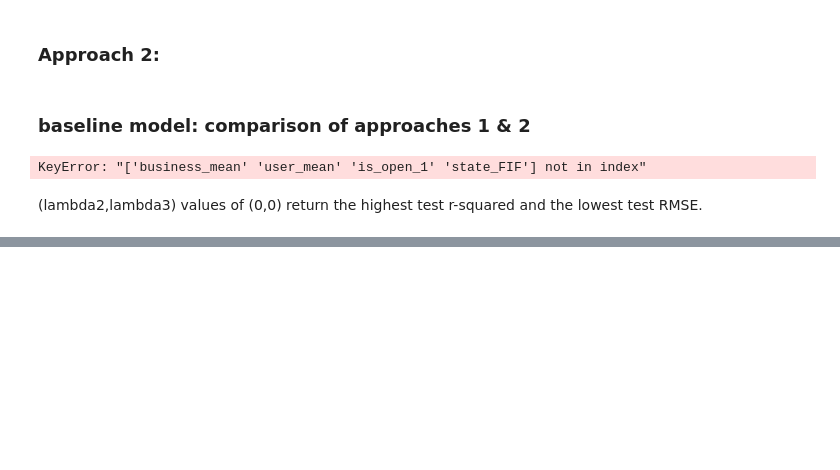
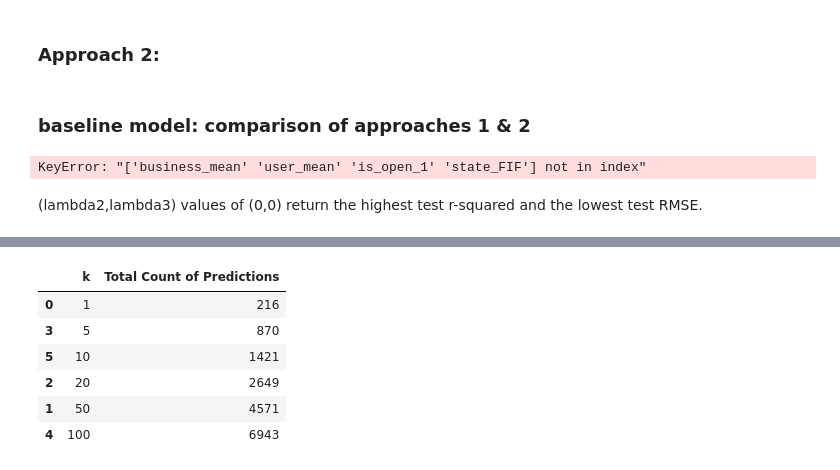
Before and after one commit to yejineun/CS109a_final, a Jupyter notebook: notebooks/final_report_v0.ipynb, the cells around one changed output, grey strips where cells are left out. Cells and saved outputs as stored; diff of their text form; code cells hidden in the pictures; blank space fills up the shorter version.

```diff
--- a/notebooks/final_report_v0.ipynb
+++ b/notebooks/final_report_v0.ipynb
@@ -1135,0 +1510,11 @@ gs, blsn2_alpha,train_r2, test_r2,train_RMSE, test_RMSE = cv_optimize_with_sets(
+# %%
+# show
+size_df
+# %% [output]
+|  | k | Total Count of Predictions |
+| 0 | 1 | 216 |
+| 3 | 5 | 870 |
+| 5 | 10 | 1421 |
+| 2 | 20 | 2649 |
+| 1 | 50 | 4571 |
+| 4 | 100 | 6943 |
```
Also changed, not shown: parts of 40 cells of this notebook, 6 other files.
